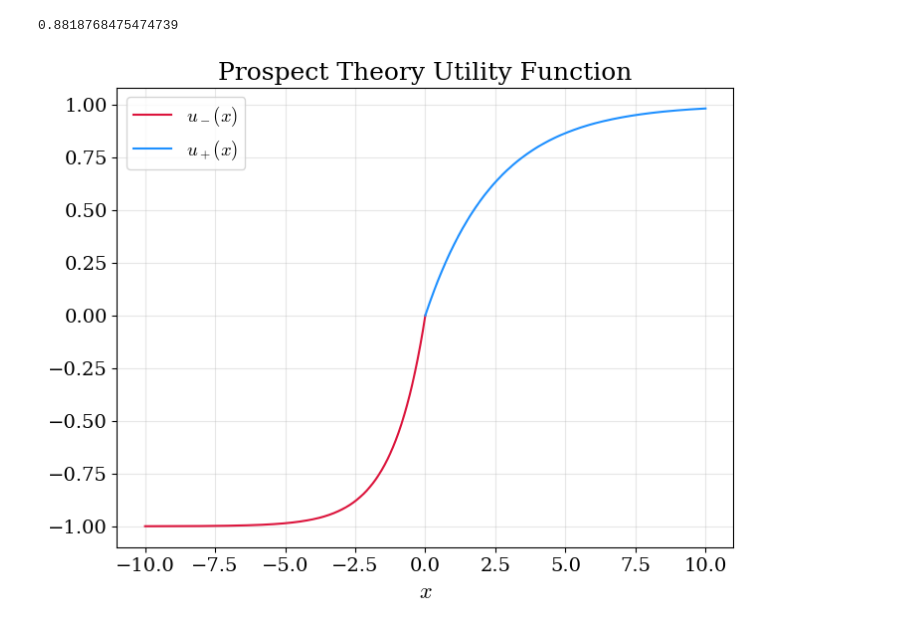
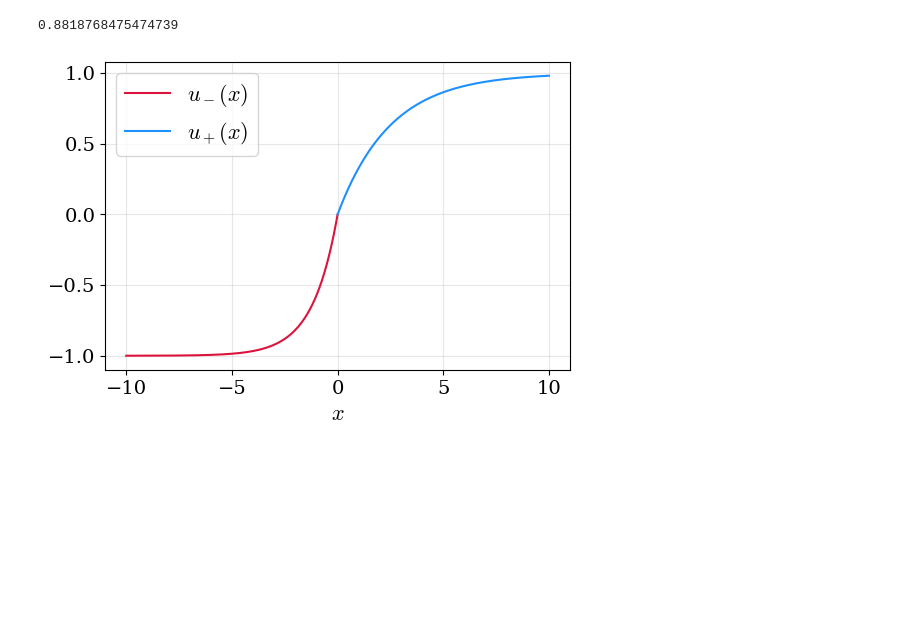
Before and after one commit to charlesaugdupont/poverty-trap, a Jupyter notebook: notebooks/CPT.ipynb, the cells around one changed output. Saved outputs shown, nothing was run; the diff lists cells and outputs as text; code cells hidden in the pictures; blank space fills up the shorter version.

```diff
--- a/notebooks/CPT.ipynb
+++ b/notebooks/CPT.ipynb
@@ -175,13 +175,14 @@ def u_prosp(x):
 # %%
 xvals = np.linspace(-10, 10, 3001)
 y = u_prosp(xvals)
 
+plt.figure(figsize=(6,4))
+
 plt.plot(xvals[:int(len(xvals)/2)+1], y[:int(len(y)/2)+1], color="crimson", label=rf"$u_-(x)$")
 plt.plot(xvals[int(len(xvals)/2):], y[int(len(y)/2):], color="dodgerblue", label=rf"$u_+(x)$")
-plt.title("Prospect Theory Utility Function")
-plt.xlabel(r"$x$")
-plt.legend()
+plt.xlabel(r"$x$", fontsize=16)
+plt.legend(fontsize=16)
 plt.savefig("../figures/cpt_utility.pdf", bbox_inches="tight")
 plt.show()
 # %% [output]
-[figure, old version]
+[figure, new version]
```
Also changed, not shown: 4 other files.
